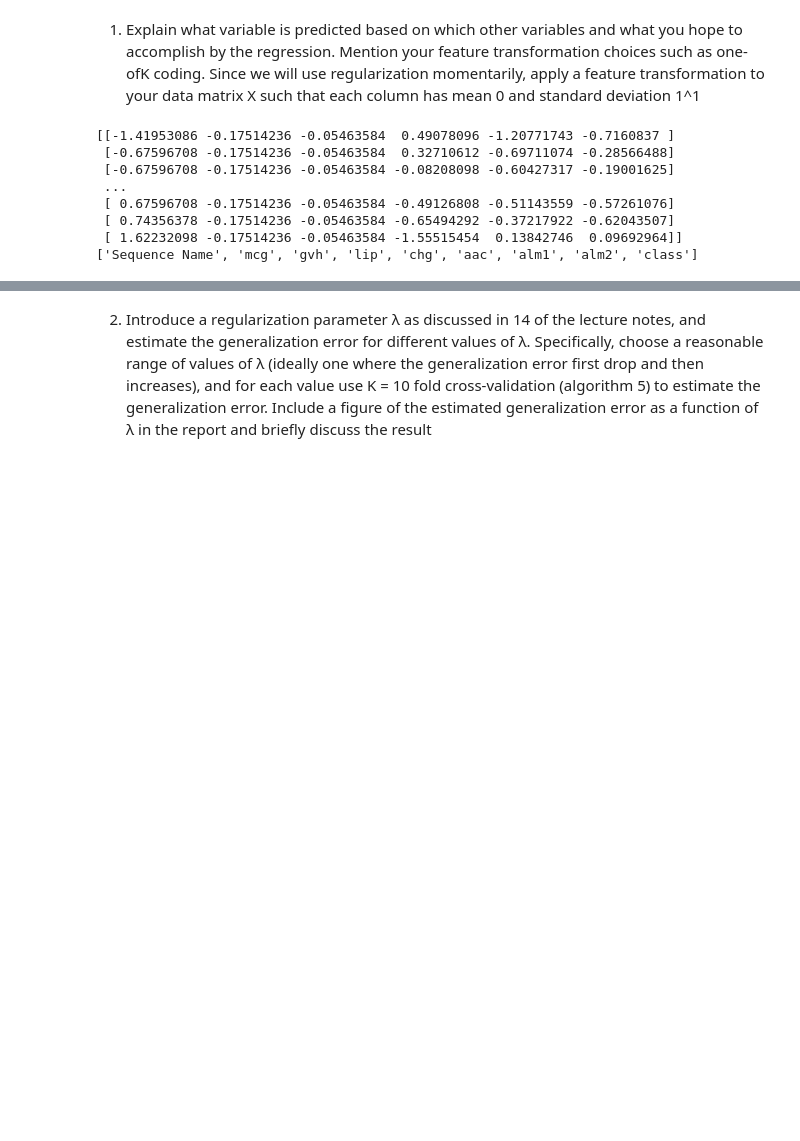
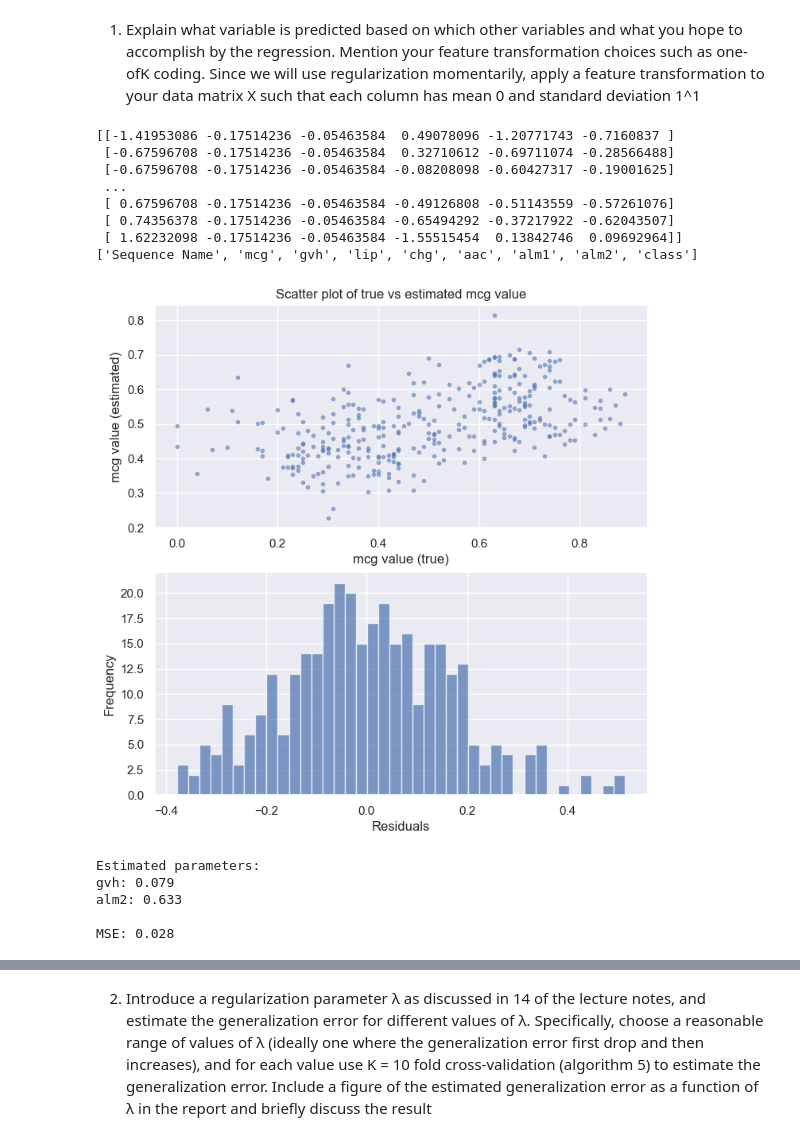
Before and after one commit to frejaroed/machine-learning-project-1, a Jupyter notebook: project_2/main_project_2.ipynb, the cells around one changed output, grey strips where cells are left out. Saved outputs shown, nothing was run; the diff lists cells and outputs as text; code cells hidden in the pictures; blank space fills up the shorter version.

Commit message:
Finished Regression part

```diff
--- a/project_2/main_project_2.ipynb
+++ b/project_2/main_project_2.ipynb
@@ -113,3 +156,44 @@ print(columns)
  [ 0.74356378 -0.17514236 -0.05463584 -0.65494292 -0.37217922 -0.62043507]
  [ 1.62232098 -0.17514236 -0.05463584 -1.55515454  0.13842746  0.09692964]]
 ['Sequence Name', 'mcg', 'gvh', 'lip', 'chg', 'aac', 'alm1', 'alm2', 'class']
+# %%
+X = df[['gvh','alm2']]
+y = df['mcg']
+
+# Fit the linear regression model
+model = lm.LinearRegression(fit_intercept=True)
+model.fit(X, y)
+# Estimated parameters (intercept and coefficients)
+w_star = np.hstack([model.intercept_, model.coef_.flatten()])  # Estimated parameters
+
+# Predict alcohol content
+y_est = model.predict(X)
+# Calculate residuals
+residual = y_est - y
+
+### END SOLUTION
+
+# Display scatter plot and histogram of residuals
+fig, axs = plt.subplots(2, 1, figsize=(8, 8))
+axs[0].scatter(y, y_est, marker='.', alpha=0.5)
+axs[0].set_xlabel("mcg value (true)")
+axs[0].set_ylabel("mcg value (estimated)")
+axs[0].set_title("Scatter plot of true vs estimated mcg value")
+axs[1].hist(residual, bins=40, alpha=0.7)
+axs[1].set_xlabel("Residuals")
+axs[1].set_ylabel("Frequency")
+plt.show()
+
+# Estimated parameters, and their attribute names
+print("\033[1mEstimated parameters:\033[0;0m")      # Bold text for emphasis
+for i, name in enumerate(X.columns):
+    print(f"{name}: {w_star[i].item():.3f}")
+
+print(f"\nMSE: {np.mean(residual**2):.3f}")
+# %% [output]
+[figure, added]
+Estimated parameters:
+gvh: 0.079
+alm2: 0.633
+
+MSE: 0.028
```
Also changed, not shown: parts of 18 cells of this notebook, 7 other files.
